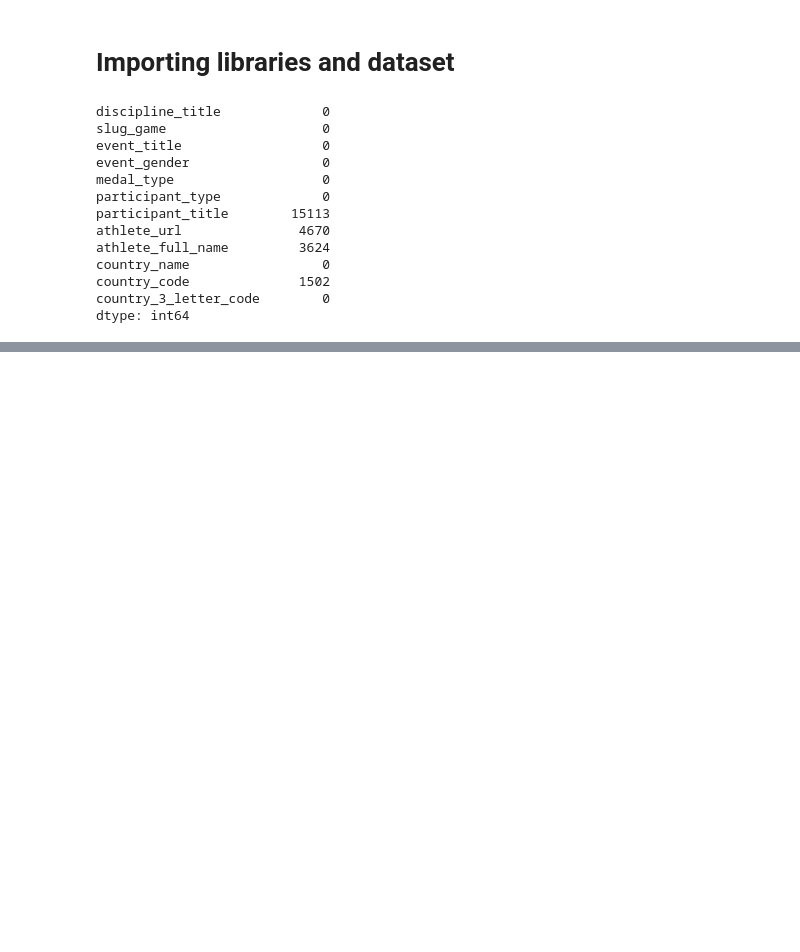
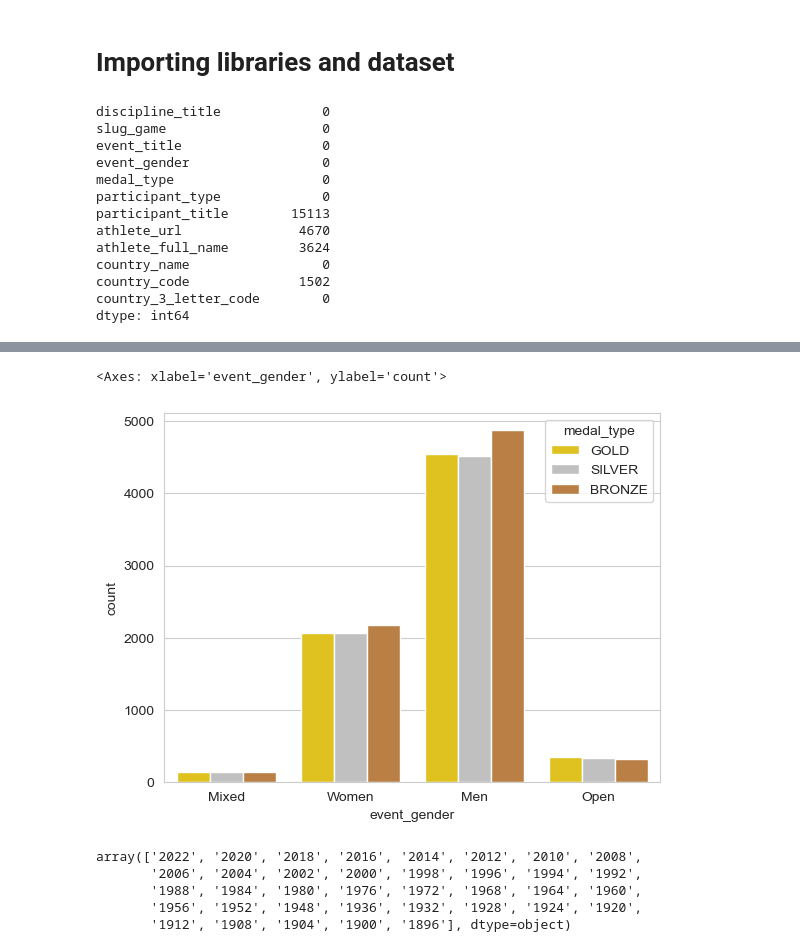
Before and after one commit to rajitk13/GFG-Hackathon-ML, a Jupyter notebook: master.ipynb, the cells around one changed output, grey strips where cells are left out. Cells and saved outputs as stored; diff of their text form; code cells hidden in the pictures; blank space fills up the shorter version.

```diff
--- a/master.ipynb
+++ b/master.ipynb
@@ -31,0 +112,5 @@ dtype: int64
+# %%
+sns.countplot(x='event_gender',data=data,hue='medal_type',palette=["#FFD700","#C0C0C0","#CD7F32"])
+# %% [output]
+<Axes: xlabel='event_gender', ylabel='count'>
+[figure, added]
@@ -31,0 +119,8 @@ dtype: int64
+# %%
+data['year'].unique()
+# %% [output]
+array(['2022', '2020', '2018', '2016', '2014', '2012', '2010', '2008',
+       '2006', '2004', '2002', '2000', '1998', '1996', '1994', '1992',
+       '1988', '1984', '1980', '1976', '1972', '1968', '1964', '1960',
+       '1956', '1952', '1948', '1936', '1932', '1928', '1924', '1920',
+       '1912', '1908', '1904', '1900', '1896'], dtype=object)
```
Also changed, not shown: parts of 22 cells of this notebook.
